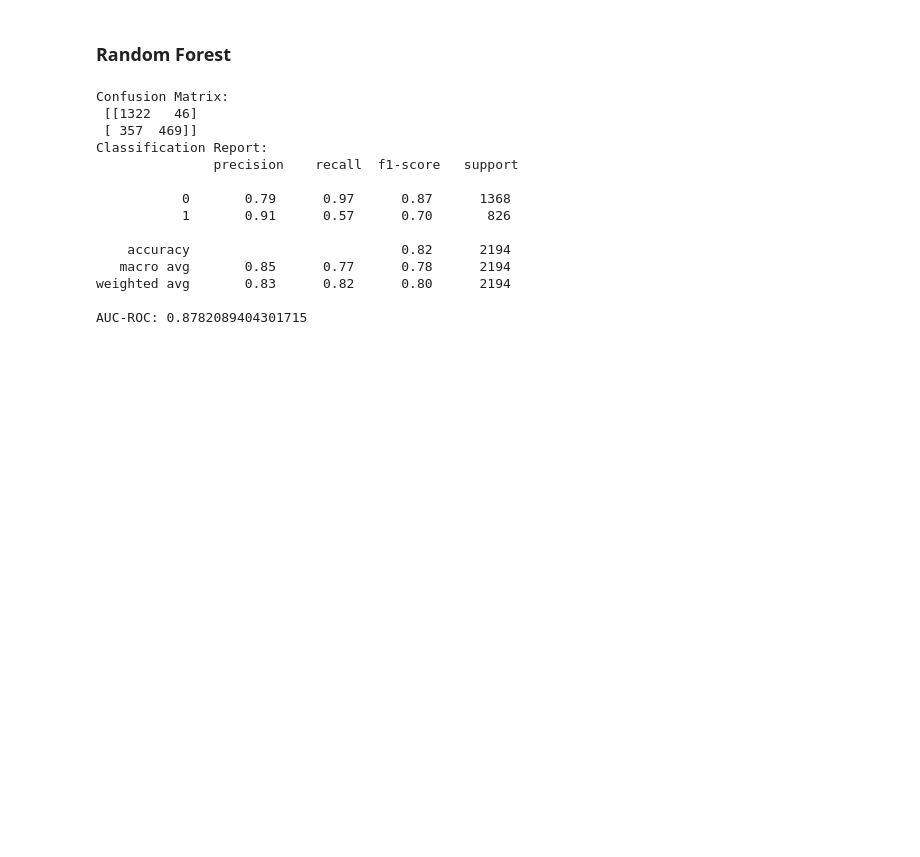
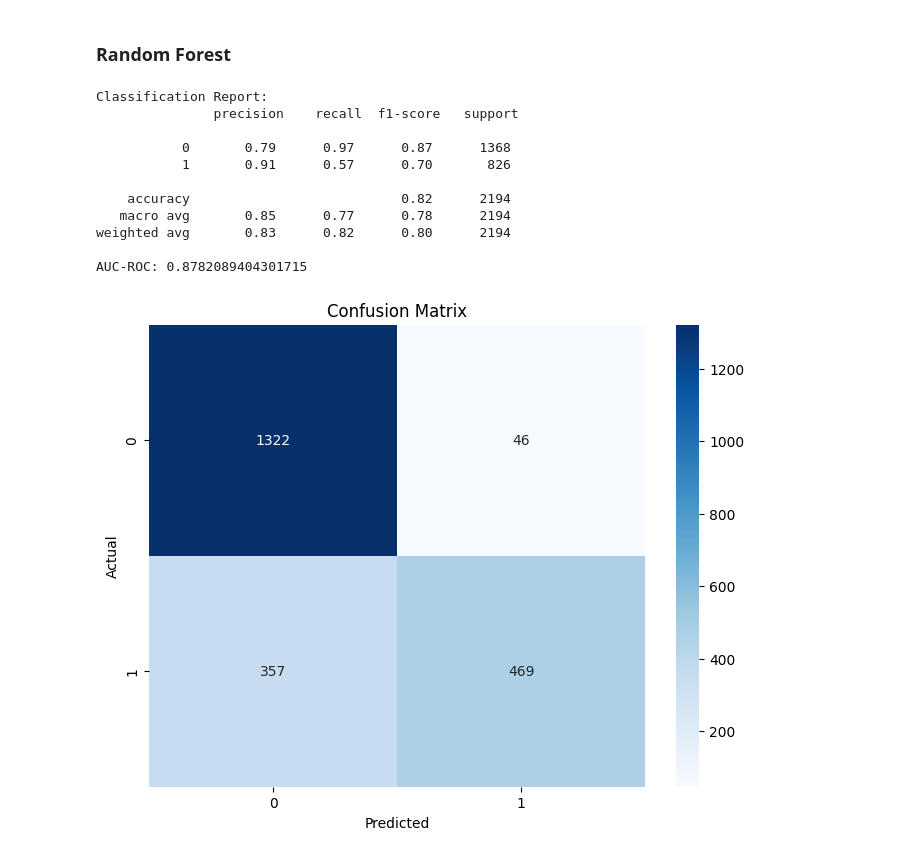
Before and after one commit to JudyZhu016/InterUni-Datathon-2024-Meteorite, a Jupyter notebook: Judy_analysis/data analysis.ipynb, the cells around one changed output. Saved outputs shown, nothing was run; the diff lists cells and outputs as text; code cells hidden in the pictures; blank space fills up the shorter version.

```diff
--- a/Judy_analysis/data analysis.ipynb
+++ b/Judy_analysis/data analysis.ipynb
@@ -326,29 +400,35 @@ from sklearn.metrics import classification_report, confusion_matrix, roc_auc_sco
 # %%
 X = train_judy.drop(columns=['IsFraud'])
 y = train_judy['IsFraud']
 
 X_train, X_test, y_train, y_test = train_test_split(X, y, test_size=0.2, random_state=42)
 
 model = RandomForestClassifier(random_state=42)
 model.fit(X_train, y_train)
 
 y_pred = model.predict(X_test)
 
-print("Confusion Matrix:\n", confusion_matrix(y_test, y_pred))
 print("Classification Report:\n", classification_report(y_test, y_pred))
 print("AUC-ROC:", roc_auc_score(y_test, model.predict_proba(X_test)[:, 1]))
+# Calculate the confusion matrix
+confusion_matrix = confusion_matrix(y_test, y_pred)
+# Plot the confusion matrix
+plt.figure(figsize=(8, 6))
+sns.heatmap(confusion_matrix, annot=True, cmap='Blues', fmt='g')
+plt.xlabel('Predicted')
+plt.ylabel('Actual')
+plt.title('Confusion Matrix')
+plt.show()
 # %% [output]
-Confusion Matrix:
- [[1322   46]
- [ 357  469]]
 Classification Report:
                precision    recall  f1-score   support
 
            0       0.79      0.97      0.87      1368
            1       0.91      0.57      0.70       826
 
     accuracy                           0.82      2194
    macro avg       0.85      0.77      0.78      2194
 weighted avg       0.83      0.82      0.80      2194
 
 AUC-ROC: 0.8782089404301715
+[figure, added]
```
Also changed, not shown: parts of 26 cells of this notebook, 4 other files.
